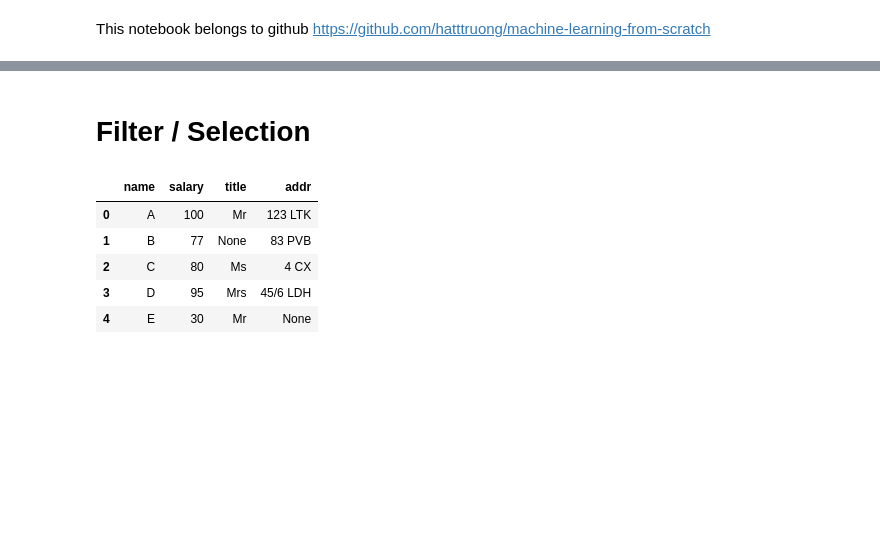
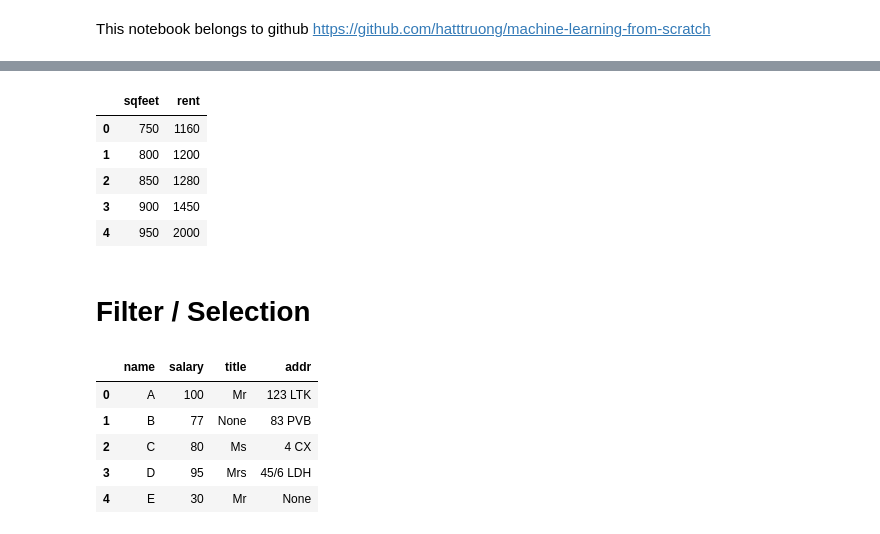
Before and after one commit to hatttruong/machine-learning-from-scratch, a Jupyter notebook: pandas.ipynb, the cells around one changed output, grey strips where cells are left out. Drawn from its saved outputs; the diff is of its cells as text; code cells hidden in the pictures; blank space fills up the shorter version.

```diff
--- a/pandas.ipynb
+++ b/pandas.ipynb
@@ -7,3 +22,17 @@ import pandas as pd
+# %%
+# init from list of tuple (each tuple is a row)
+df = pd.DataFrame(
+    [(750, 1160), (800, 1200), (850, 1280), (900, 1450), (950, 2000)],
+    columns=['sqfeet', 'rent']
+    )
+df.head()
+# %% [output]
+|  | sqfeet | rent |
+| 0 | 750 | 1160 |
+| 1 | 800 | 1200 |
+| 2 | 850 | 1280 |
+| 3 | 900 | 1450 |
+| 4 | 950 | 2000 |
 # %% [markdown]
 # Filter / Selection
 # %%
```
Also changed, not shown: parts of 2 cells of this notebook.
